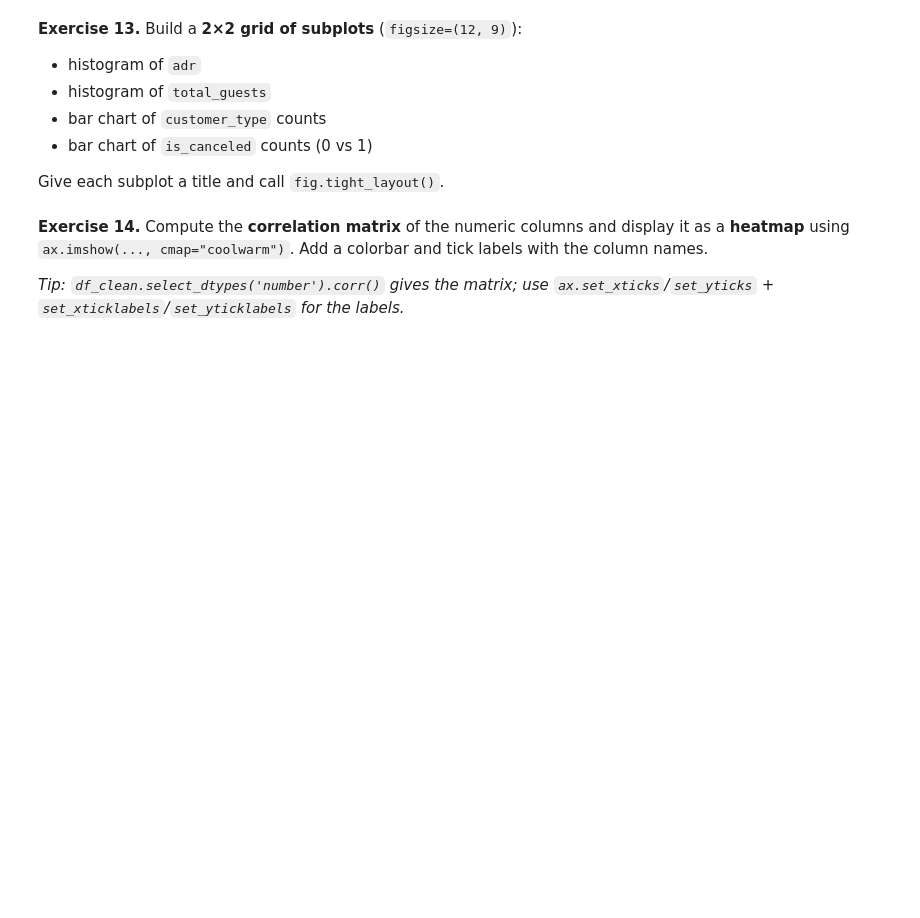
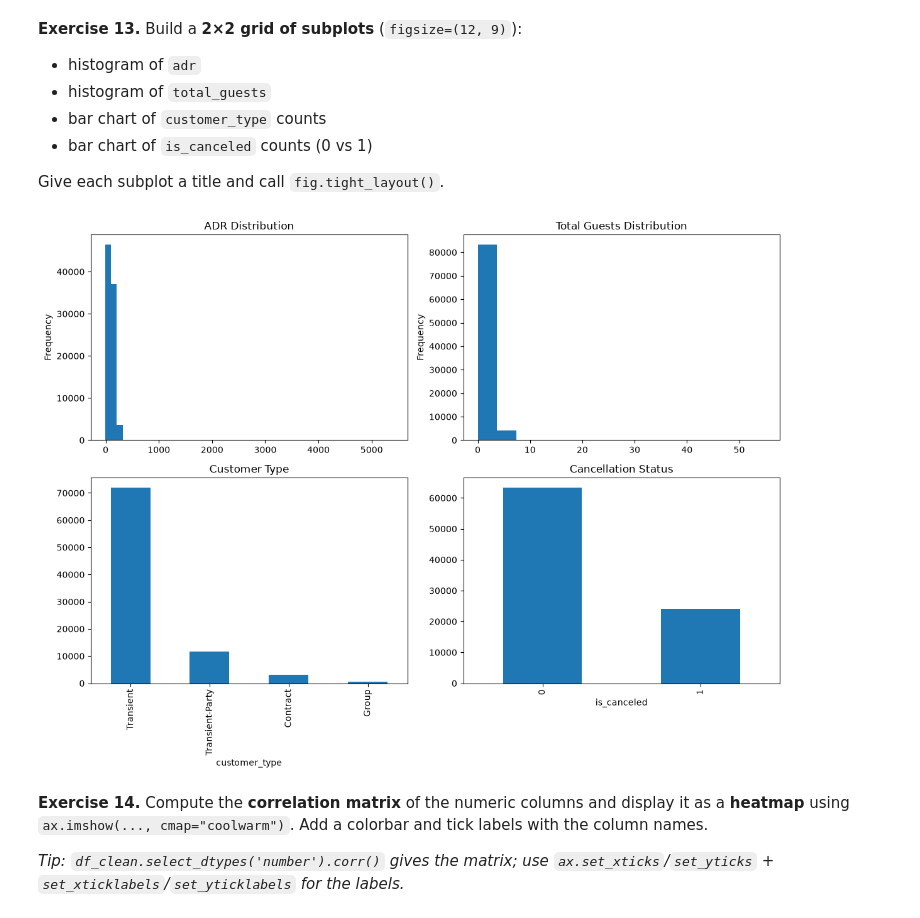
Before and after one commit to khalidalnaqbi1/data-analysis-project, a Jupyter notebook: AI_Builder_Data_analysis/Module_Assignment_Hotel_Bookings.ipynb, the cells around one changed output. Cells and saved outputs as stored; diff of their text form; code cells hidden in the pictures; blank space fills up the shorter version.

```diff
--- a/AI_Builder_Data_analysis/Module_Assignment_Hotel_Bookings.ipynb
+++ b/AI_Builder_Data_analysis/Module_Assignment_Hotel_Bookings.ipynb
@@ -312,7 +384,16 @@ total_guest=
 
 Give each subplot a title and call `fig.tight_layout()`.
 # %%
-# Your code here
+
+fig, axes = plt.subplots(2, 2, figsize=(12, 9))
+df_clean['adr'].plot(kind='hist', bins=50, ax=axes[0,0], title='ADR Distribution')
+df_clean['total_guests'].plot(kind='hist', bins=15, ax=axes[0,1], title='Total Guests Distribution')
+df_clean['customer_type'].value_counts().plot(kind='bar', ax=axes[1,0], title='Customer Type')
+df_clean['is_canceled'].value_counts().plot(kind='bar', ax=axes[1,1], title='Cancellation Status')
+plt.tight_layout()
+plt.show()
+# %% [output]
+[figure, added]
 # %% [markdown]
 **Exercise 14.** Compute the **correlation matrix** of the numeric columns and display it as a **heatmap** using `ax.imshow(..., cmap="coolwarm")`. Add a colorbar and tick labels with the column names.
 
```
Also changed, not shown: parts of 20 cells of this notebook.
